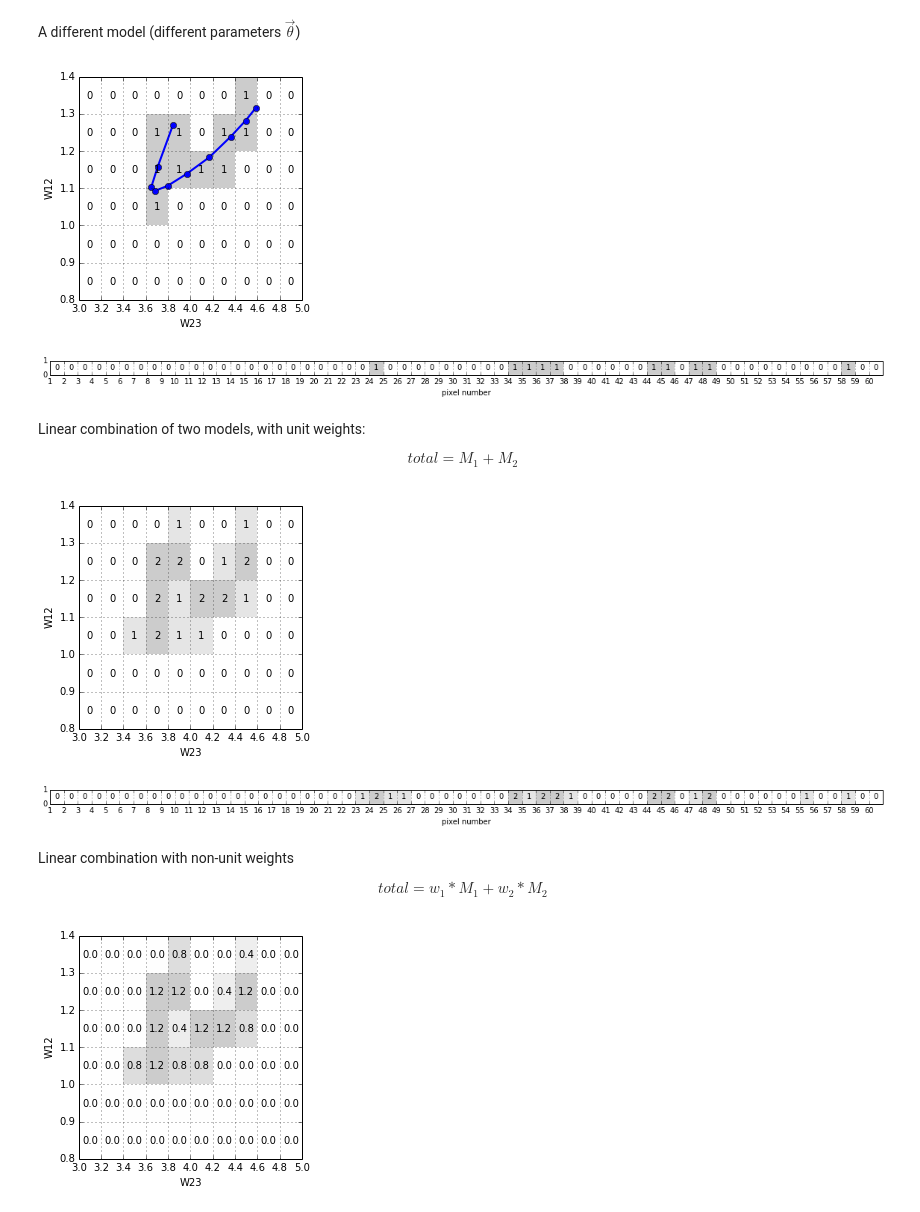
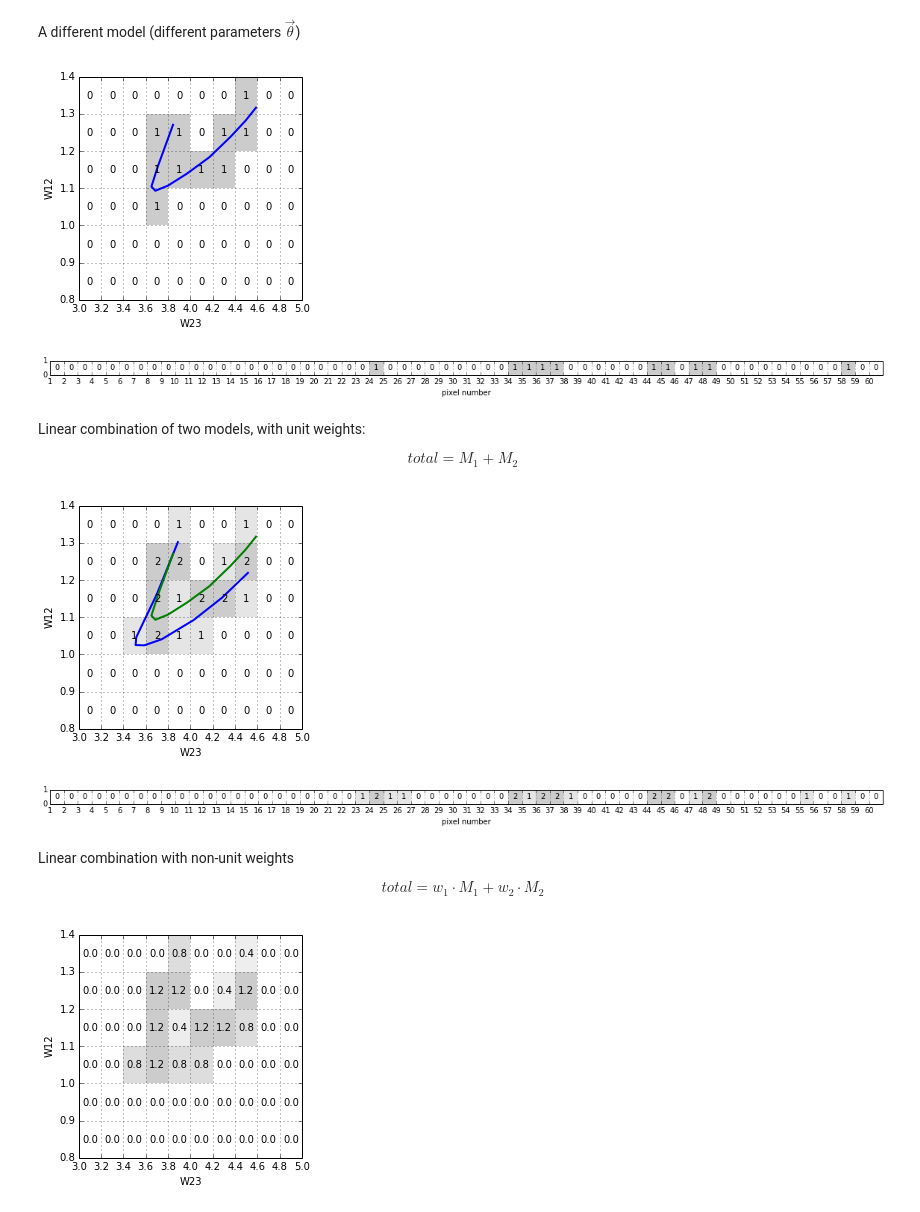
Before and after one commit to rnikutta/notebooks, a Jupyter notebook: regression.ipynb, the cells around one changed output. Cells and saved outputs as stored; diff of their text form; code cells hidden in the pictures.

```diff
--- a/regression.ipynb
+++ b/regression.ipynb
@@ -128,7 +130,7 @@ ybins = N.arange(0.8,1.5,0.1)
 xcoords = 0.5*(xbins[0:-1] + xbins[1:])
 ycoords = 0.5*(ybins[0:-1] + ybins[1:])
 
-def plot(image,track=None,numbers=False,fmt="%d"):
+def plot(image,tracks=None,numbers=False,fmt="%d"):
     aspect = (xbins[-1]-xbins[0]) / (ybins[-1]-ybins[0])
     if image.ndim == 1:
         extent = (1,image.size+1,0,1)
@@ -151,9 +153,10 @@ def plot(image,track=None,numbers=False,fmt="%d"):
         p.xlabel('W23')
         p.ylabel('W12')
 
-    if track is not None:
-        x, y = track
-        p.plot(x,y,'bo-',lw=2)
+    if tracks is not None:
+        for track in tracks:
+            x, y = track
+            p.plot(x,y,ls='-',lw=2)
 
     if numbers == True:
         for i in xrange(xcoords.size):
@@ -175,8 +178,8 @@ cosi = N.linspace(0,1,10)   # some cos(i) sampling
 ff = [U.filterfluxes(theta5,c) for c in cosi]
 
 # WISE colors
-w12 = [U.magnitudes(ff[j][1],ff[j][0]) for j in range(len(ff))]
-w23 = [U.magnitudes(ff[j][2],ff[j][1]) for j in range(len(ff))]
+w12a = [U.magnitudes(ff[j][1],ff[j][0]) for j in range(len(ff))]
+w23a = [U.magnitudes(ff[j][2],ff[j][1]) for j in range(len(ff))]
 # %% [markdown]
 Show the color-color track. This is **one model**.
 # %%
@@ -225,8 +228,8 @@ theta5 = [150,2,7,30,80]  # another model track
 ff = [U.filterfluxes(theta5,c) for c in cosi]
 
 # WISE colors
-w12 = [U.magnitudes(ff[j][1],ff[j][0]) for j in range(len(ff))]
-w23 = [U.magnitudes(ff[j][2],ff[j][1]) for j in range(len(ff))]
+w12b = [U.magnitudes(ff[j][1],ff[j][0]) for j in range(len(ff))]
+w23b = [U.magnitudes(ff[j][2],ff[j][1]) for j in range(len(ff))]
 
 # fill
 mask2 = mask_orig.copy()
@@ -234,27 +237,27 @@ fill = [(4,4),(3,4),(3,3),(3,2),(4,3),(5,3),(6,3),(6,4),(7,4),(7,5)]
 for (i,j) in fill:
     mask2[i,j] = 1
 
-plot(mask2,track=(w23,w12),numbers=True)
+plot(mask2,tracks=((w23b,w12b),),numbers=True)
 fig = p.figure(figsize=(20,1))
 plot(mask2.ravel(order='F'),numbers=True)
 # %% [output]
-[figure, old version]
+[figure, new version]
 [figure]
 # %% [markdown]
 Linear combination of two models, with unit weights:
 
 $$total = M_1 + M_2$$
 # %%
-plot(mask1+mask2,numbers=True)
+plot(mask1+mask2,tracks=((w23a,w12a),(w23b,w12b)),numbers=True)
 fig = p.figure(figsize=(20,1))
 plot((mask1+mask2).ravel(order='F'),numbers=True)
 # %% [output]
-[figure, old version]
+[figure, new version]
 [figure]
 # %% [markdown]
 Linear combination with non-unit weights
 
-$$total = w_1 * M_1 + w_2 * M_2$$
+$$total = w_1 \cdot M_1 + w_2 \cdot M_2$$
 # %%
 weights = (0.8,0.4)
 masks = (mask1,mask2)
```
Also changed, not shown: parts of 78 cells of this notebook.
